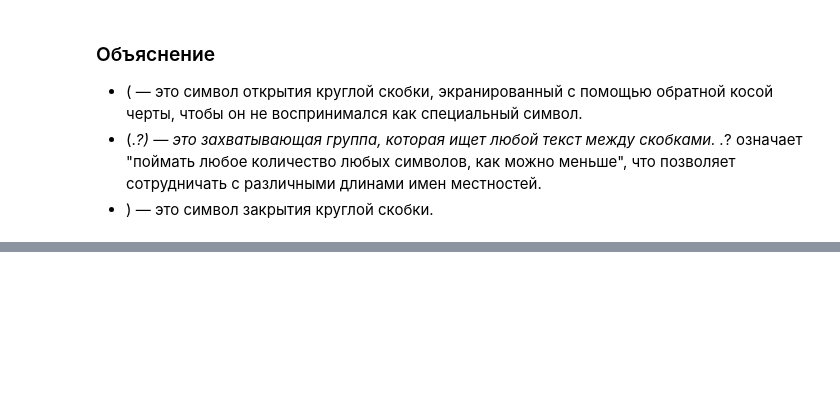
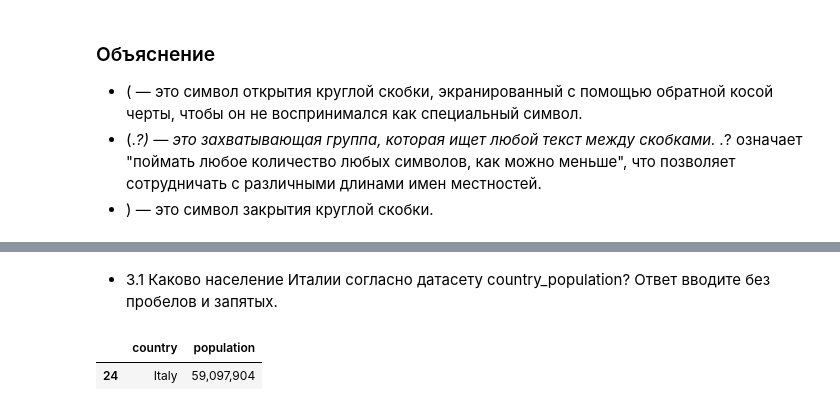
Before and after one commit to AbiNazim/Study_DataScience, a Jupyter notebook: Учеба/EDA/EDA-3. Проектирование признаков.ipynb, the cells around one changed output, grey strips where cells are left out. Drawn from its saved outputs; the diff is of its cells as text; code cells hidden in the pictures; blank space fills up the shorter version.

```diff
--- a/Учеба/EDA/EDA-3. Проектирование признаков.ipynb
+++ b/Учеба/EDA/EDA-3. Проектирование признаков.ipynb
@@ -126,0 +153,7 @@ wine_clean_3.head()
+# %% [markdown]
+* 3.1 Каково население Италии согласно датасету country_population? Ответ вводите без пробелов и запятых.
+# %%
+country_population[country_population['country'] == 'Italy']
+# %% [output]
+|  | country | population |
+| 24 | Italy | 59,097,904 |
```
Also changed, not shown: parts of 5 cells of this notebook, 1 other file.
